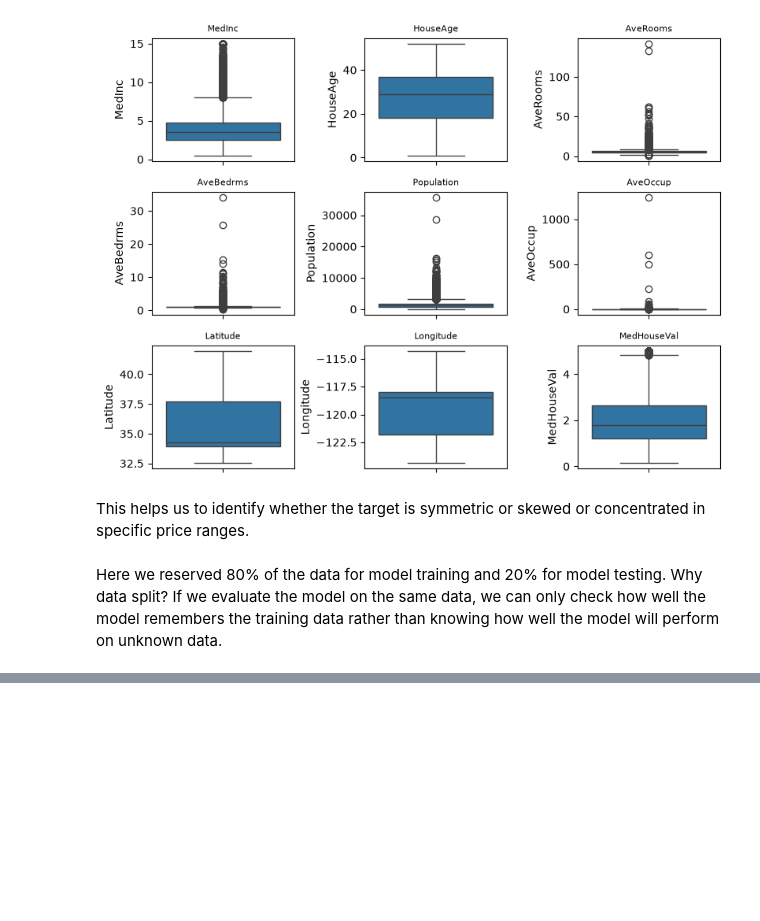
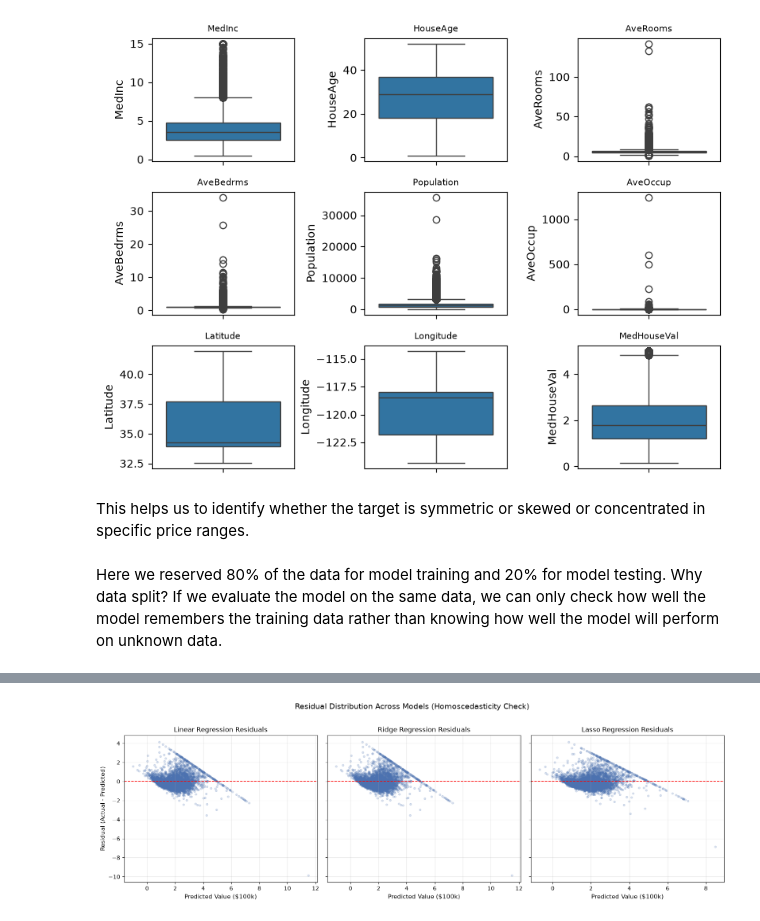
Before and after one commit to dheeraj-srma/House-Price-Prediction-Model, a Jupyter notebook: house_price_prd.ipynb, the cells around one changed output, grey strips where cells are left out. Cells and saved outputs as stored; diff of their text form; code cells hidden in the pictures; blank space fills up the shorter version.

```diff
--- a/house_price_prd.ipynb
+++ b/house_price_prd.ipynb
@@ -272,0 +420,30 @@ print("\nFeatures eliminated by Lasso:",
+# %%
+import numpy as np
+import pandas as pd
+
+models = {
+    "Linear Regression": (linear_train_pred, linear_test_pred),
+    "Ridge Regression": (ridge_train_pred, ridge_test_pred),
+    "Lasso Regression": (lasso_train_pred, lasso_test_pred)
+}
+
+results = []
+
+for name, (train_pred, test_pred) in models.items():
+
+    results.append({
+        "Model": name,
+
+        "Train MAE": mean_absolute_error(y_train, train_pred),
+        "Test MAE": mean_absolute_error(y_test, test_pred),
+
+        "Train RMSE": np.sqrt(mean_squared_error(y_train, train_pred)),
+        "Test RMSE": np.sqrt(mean_squared_error(y_test, test_pred)),
+
+        "Train R2": r2_score(y_train, train_pred),
+        "Test R2": r2_score(y_test, test_pred)
+    })
+
+results_df = pd.DataFrame(results)
+
+print(results_df.round(5))
@@ -272,0 +554,17 @@ print("\nFeatures eliminated by Lasso:",
+# %%
+fig, axes = plt.subplots(1, 3, figsize=(16, 5), sharey=True)
+
+for ax, (name, (train_p, test_p)) in zip(axes, models.items()):
+    residuals = y_test - test_p
+    ax.scatter(test_p, residuals, alpha=0.2, s=12, color="#4C72B0", rasterized=True)
+    ax.axhline(0, color="red", linestyle="--", linewidth=1.2)
+    ax.set_title(f"{name} Residuals", fontsize=12)
+    ax.set_xlabel("Predicted Value ($100k)", fontsize=11)
+    ax.grid(alpha=0.3)
+
+axes[0].set_ylabel("Residual (Actual - Predicted)", fontsize=11)
+plt.suptitle("Residual Distribution Across Models (Homoscedasticity Check)", fontsize=14, y=1.02)
+plt.tight_layout()
+plt.show()
+# %% [output]
+[figure, added]
```
Also changed, not shown: parts of 17 cells of this notebook.
